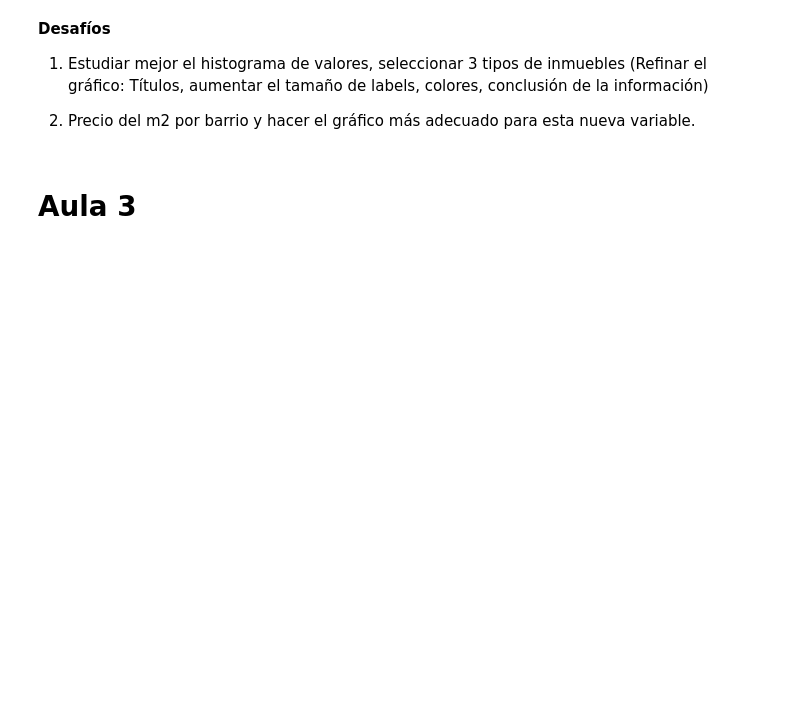
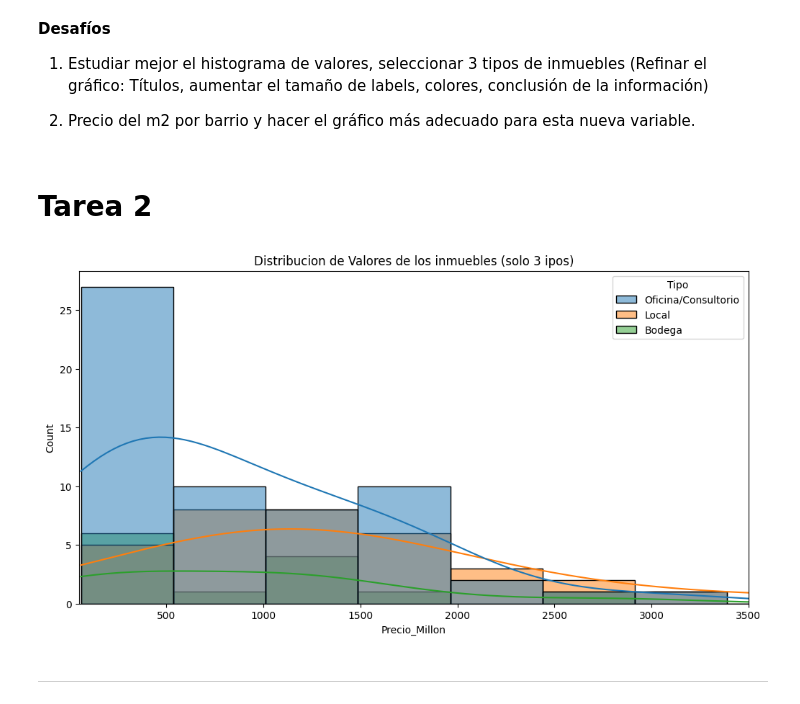
Before and after one commit to Ayuya2001/INMERSION_DE_DATOS, a Jupyter notebook: INMERSION_DE_DATOS_AULA_2.ipynb, the cells around one changed output. Cells and saved outputs as stored; diff of their text form; code cells hidden in the pictures; blank space fills up the shorter version.

```diff
--- a/INMERSION_DE_DATOS_AULA_2.ipynb
+++ b/INMERSION_DE_DATOS_AULA_2.ipynb
@@ -506,4 +505,19 @@ plt.show()
 
 2. Precio del m2 por barrio y hacer el gráfico más adecuado para esta nueva variable.
 # %% [markdown]
-<h1>Aula 3</h1>
+<h1>Tarea 2</h1>
+# %%
+tipos = ['Local','Oficina/Consultorio','Bodega']
+inmuebles_filt = inmuebles.query('Tipo in @tipos')
+
+plt.figure(figsize=(12,6))
+grafica = sns.histplot(data=inmuebles_filt,x='Precio_Millon',kde=True, hue='Tipo')
+grafica.set_title('Distribucion de Valores de los inmuebles (solo 3 ipos)')
+plt.xlim((50, 3500))
+plt.show()
+# %% [output]
+[figure, added]
+# %% [markdown]
+
+
+---
```
Also changed, not shown: parts of 10 cells of this notebook.
